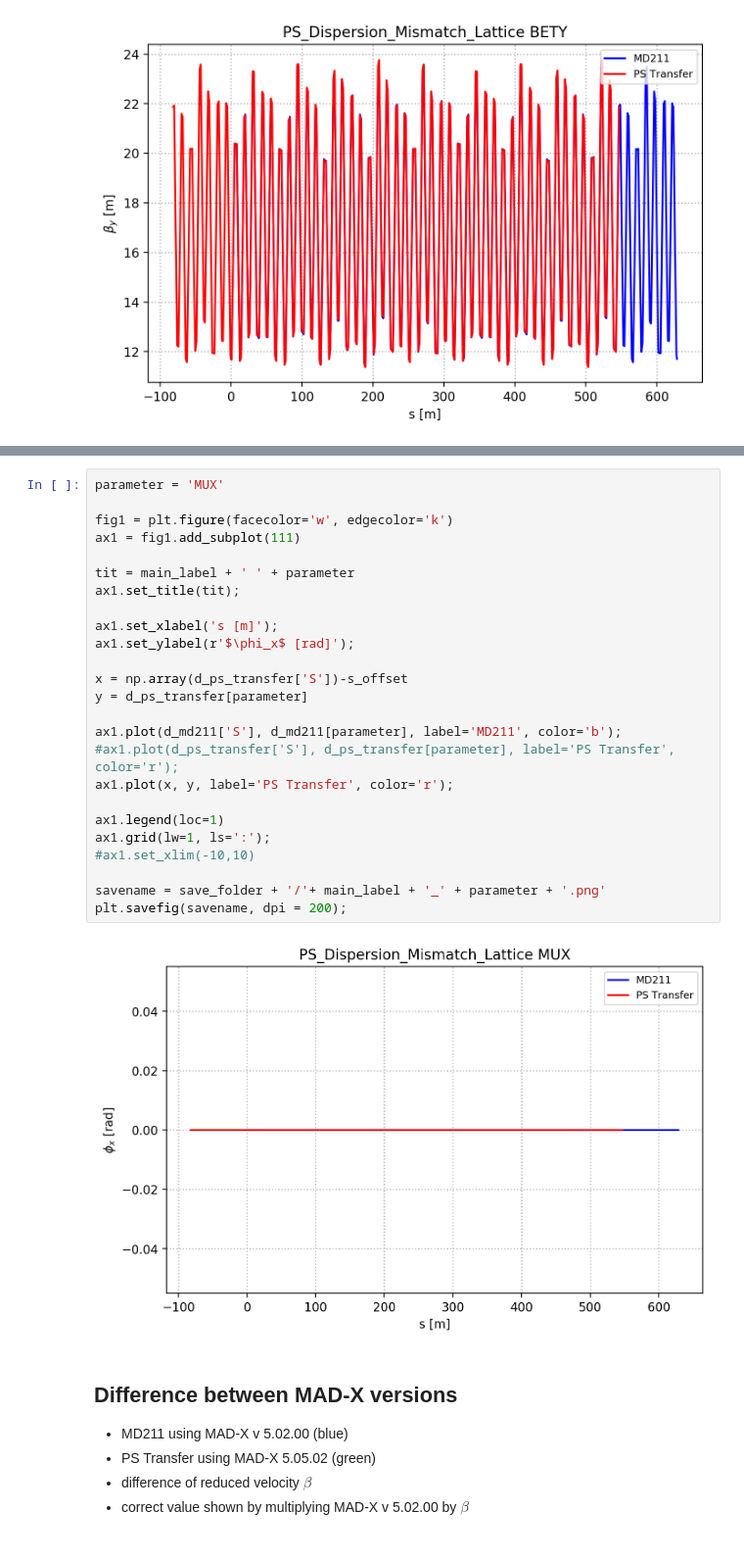
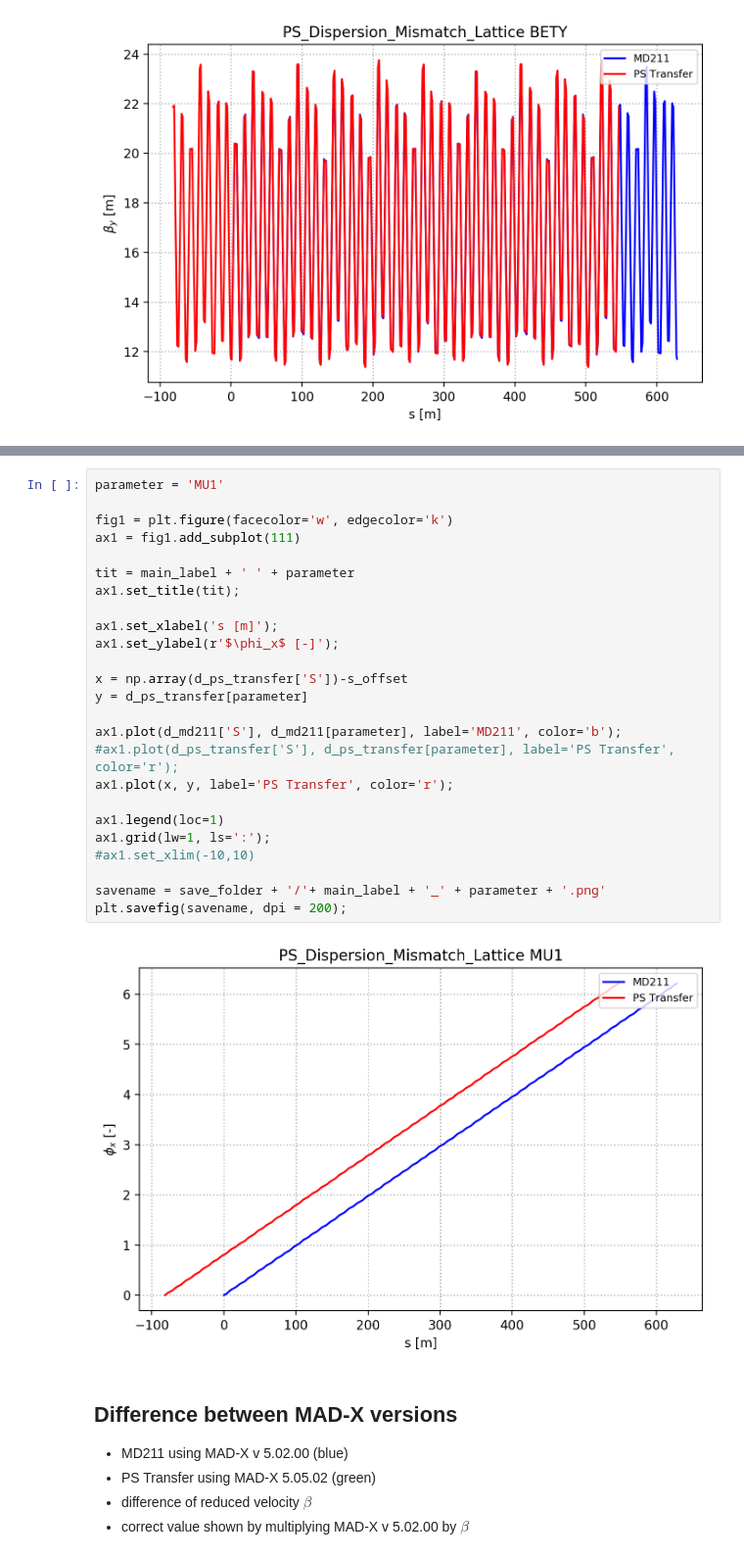
Before and after one commit to HaroonRafique/MD211, a Jupyter notebook: 06_Dispersion_Mismatch/Lattice_Tests/Dispersion_Mismatch_Tests.ipynb, the cells around one changed output, grey strips where cells are left out. Shown at 98% size. Cells and saved outputs as stored; diff of their text form.

```diff
--- a/06_Dispersion_Mismatch/Lattice_Tests/Dispersion_Mismatch_Tests.ipynb
+++ b/06_Dispersion_Mismatch/Lattice_Tests/Dispersion_Mismatch_Tests.ipynb
@@ -378,30 +405,30 @@ plt.savefig(savename, dpi = 200);
 # %%
-parameter = 'MUX'
+parameter = 'MU1'
 
 fig1 = plt.figure(facecolor='w', edgecolor='k')
 ax1 = fig1.add_subplot(111)
 
 tit = main_label + ' ' + parameter
 ax1.set_title(tit);
 
 ax1.set_xlabel('s [m]');
-ax1.set_ylabel(r'$\phi_x$ [rad]');
+ax1.set_ylabel(r'$\phi_x$ [-]');
 
 x = np.array(d_ps_transfer['S'])-s_offset
 y = d_ps_transfer[parameter]
 
 ax1.plot(d_md211['S'], d_md211[parameter], label='MD211', color='b');
 #ax1.plot(d_ps_transfer['S'], d_ps_transfer[parameter], label='PS Transfer', color='r');
 ax1.plot(x, y, label='PS Transfer', color='r');
 
 ax1.legend(loc=1)
 ax1.grid(lw=1, ls=':');
 #ax1.set_xlim(-10,10)
 
 savename = save_folder + '/'+ main_label + '_' + parameter + '.png'
 plt.savefig(savename, dpi = 200);
 # %% [output]
-[figure, old version]
+[figure, new version]
 # %% [markdown]
 ## Difference between MAD-X versions
 
```
Also changed, not shown: parts of 22 cells of this notebook, 8 other files.
